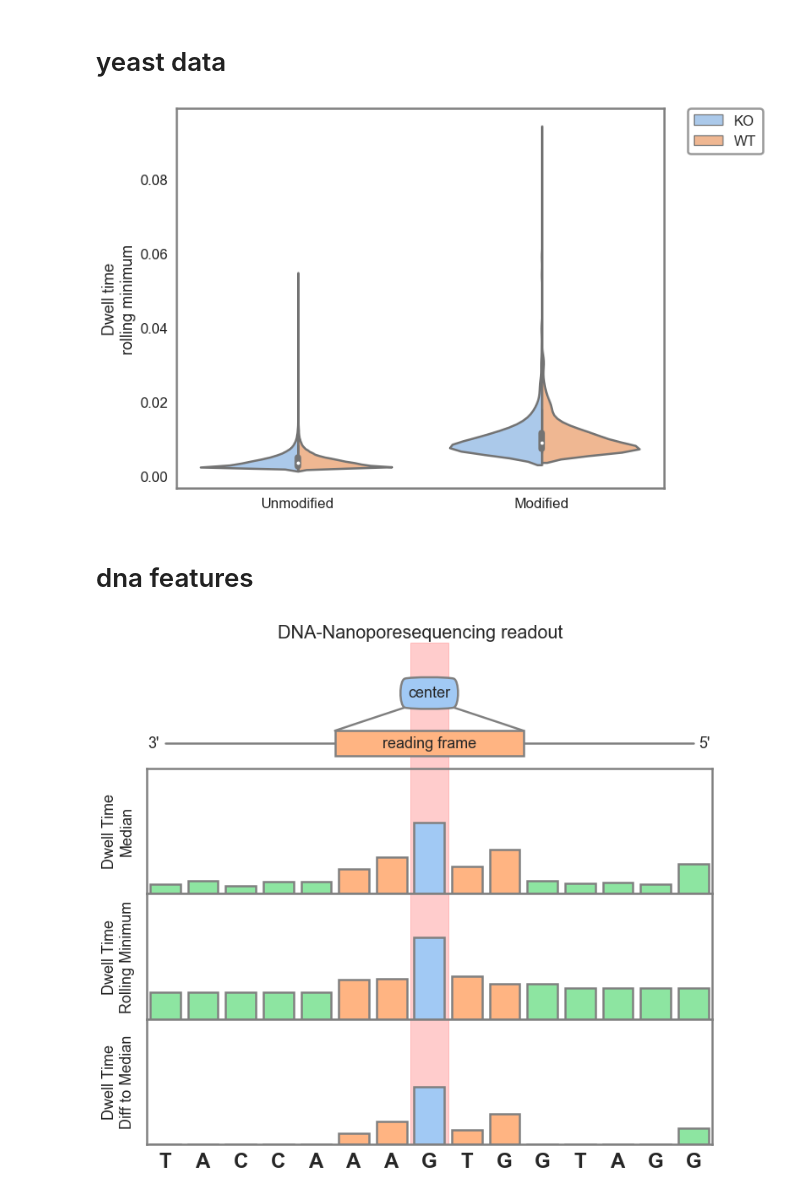
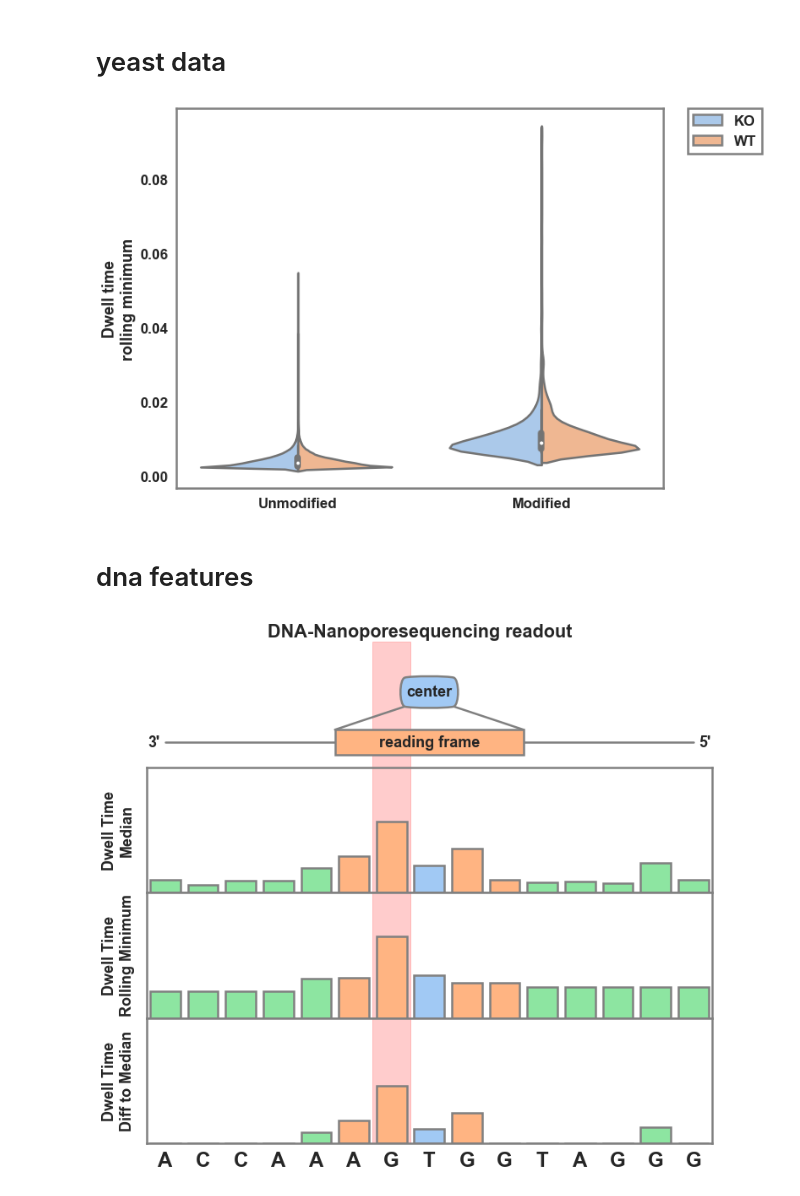
Before and after one commit to Karsten-Yan/ky-nf-capstone, a Jupyter notebook: 5_Visualizations.ipynb, the cells around one changed output. Drawn from its saved outputs; the diff is of its cells as text; code cells hidden in the pictures.

```diff
--- a/5_Visualizations.ipynb
+++ b/5_Visualizations.ipynb
@@ -14,3 +14,5 @@ from ipywidgets import interact, interactive, fixed, interact_manual
 
 sns.set(style="white", palette="pastel",font_scale=1.5, rc={"lines.linewidth": 2.5,'figure.figsize':(11.7,8.27)})
 pd.options.display.max_columns = None
+# %%
+mpl.rcParams.keys()
@@ -21,7 +43,10 @@ mpl.rcParams['figure.edgecolor'] = "grey"
 mpl.rcParams['lines.linewidth'] = 2.5
 mpl.rcParams['legend.edgecolor'] = "grey"
 mpl.rcParams['legend.shadow'] = False
-mpl.rcParams['legend.facecolor'] = "white"
+mpl.rcParams["legend.framealpha"] = 1
+mpl.rcParams['font.weight'] = "bold"
+mpl.rcParams['axes.labelweight'] = "bold"
+mpl.rcParams['axes.titleweight'] = "bold"
 # %%
 from sklearn.compose import ColumnTransformer
 from sklearn.preprocessing import StandardScaler, OneHotEncoder, LabelEncoder, PolynomialFeatures
@@ -226,14 +307,20 @@ plt.savefig("figures/box_base_1_dwell_time.png",dpi=300,bbox_inches="tight" );
 plt.figure(figsize=(10,8))
 ax = sns.violinplot(data=df_yeast_combined_predicted, x="predicted_status", y="dwell_time_rolling_min", hue="file_type",
                split=True, edgecolor = "grey")
-legend = plt.legend(bbox_to_anchor=(1.05, 1), loc=2, borderaxespad=0., fancybox=True)
+legend = plt.legend(bbox_to_anchor=(1.05, 1), loc=2, borderaxespad=0., fancybox=False)
 frame = legend.get_frame()
 frame.set_linewidth(2.5)
+frame.set_facecolor('none')
+for legobj in legend.legendHandles:
+    legobj.set_edgecolor("grey")
+    legobj.set_linewidth(2.5)
 ax.set_xlabel("")
 ax.set_xticklabels(["Unmodified","Modified"])
-ax.set_ylabel("Dwell time\nrolling minimum");
+ax.set_ylabel("Dwell time\nrolling minimum")
+plt.savefig("figures/violin_plot_yeast.svg",dpi=300,bbox_inches="tight", transparent= True)
+plt.savefig("figures/violin_plot_yeast.png",dpi=300,bbox_inches="tight", transparent= True);
 # %% [output]
-[figure, old version]
+[figure, new version]
 # %% [markdown]
 # dna features
 # %%
@@ -270,9 +357,10 @@ def sequencing_plot(i,show = False):
 
     start,stop = 0,15
     fig, (ax1, ax2,ax3,ax4) = plt.subplots(
-        4, 1,  figsize=(12, 10), sharex=True, gridspec_kw={"height_ratios": [1,1,1,1]}
+        4, 1,  figsize=(12, 10), sharex=True, gridspec_kw={"height_ratios": [1,1,1,1]},
     )
 
+    #fig.patch.set_facecolor("none")
 
     df_temp = df_dnaviewer[(df_dnaviewer["file_name"]=="modified_rep_1.tsv") &
                 (df_dnaviewer["ref_number"]=="ref_0000")][start_i:stop_i].reset_index()
@@ -337,7 +425,7 @@ def sequencing_plot(i,show = False):
     ax4.set_xlim(-0.5,14.5)
 
     #plt.figure(edgecolor = "grey")
-    plt.suptitle("DNA-Nanoporesequencing readout")
+    plt.suptitle("DNA-Nanoporesequencing readout",weight="bold")
     #plt.tight_layout()
     plt.subplots_adjust(top=0.95,hspace = 0)
 
@@ -350,9 +438,9 @@ def sequencing_plot(i,show = False):
 
     return image
 # %%
-a = sequencing_plot(12, True)
+a = sequencing_plot(13, True)
 # %% [output]
-[figure, old version]
+[figure, new version]
 # %%
 kwargs_write = {'fps':1.0, 'quantizer':'nq'}
 imageio.mimsave('gif/sequencing_plot.gif', [sequencing_plot(i) for i in range(181)], fps=2, subrectangles=True)
```
Also changed, not shown: parts of 14 cells of this notebook, 18 other files.
